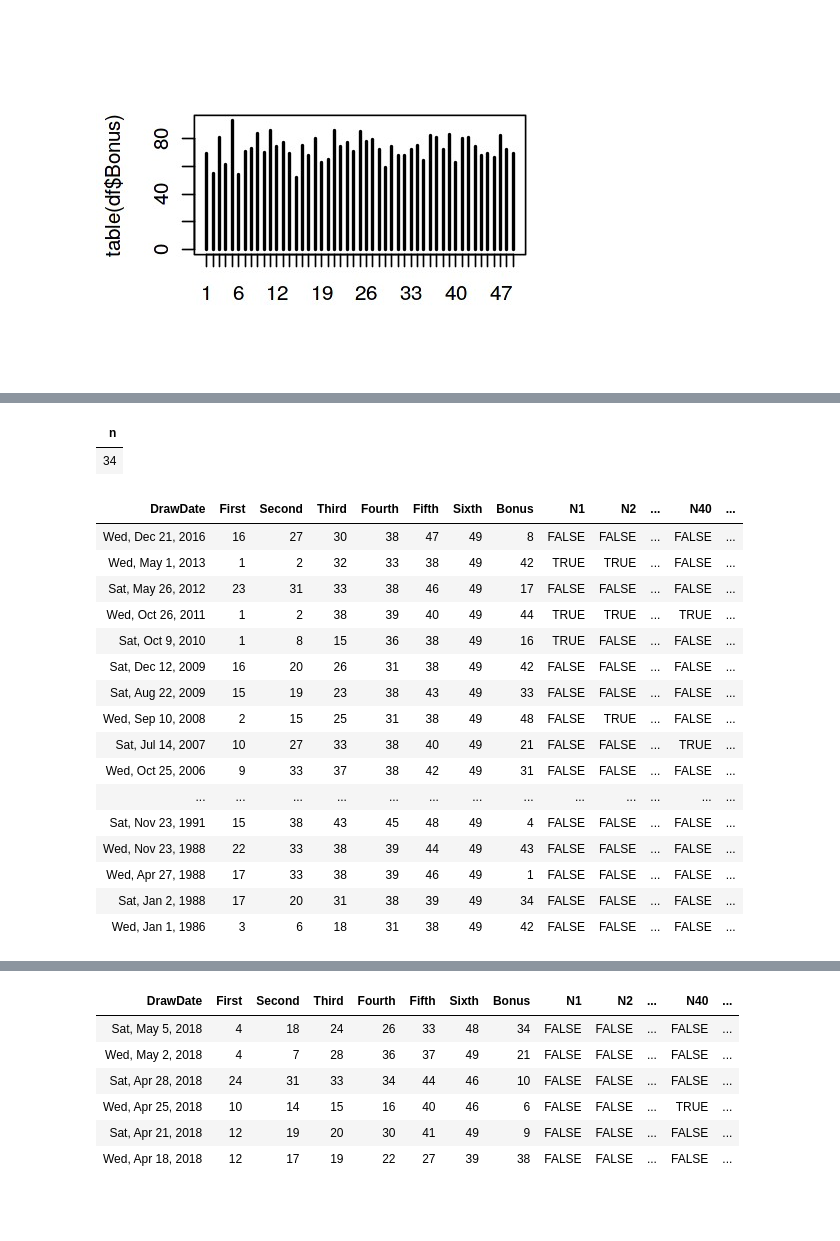
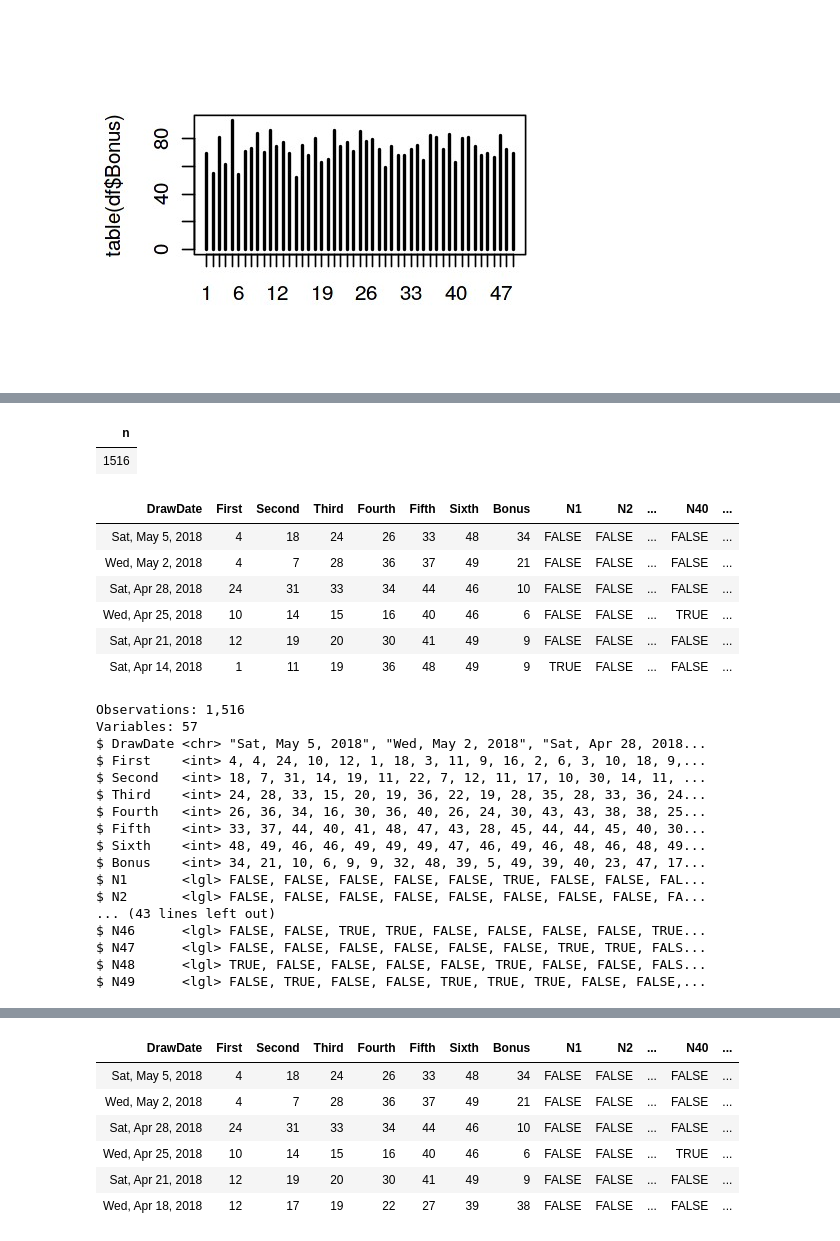
Before and after one commit to tarjin/SpecialProjectsInR, a Jupyter notebook: Lotto649Analysis.ipynb, the cells around one changed output, grey strips where cells are left out. Drawn from its saved outputs; the diff is of its cells as text; code cells hidden in the pictures; blank space fills up the shorter version.

```diff
--- a/Lotto649Analysis.ipynb
+++ b/Lotto649Analysis.ipynb
@@ -174,7 +177,7 @@ df$N44 <- df$First == 44 | df$Second == 44 | df$Third == 44 | df$Fourth == 44 |
 # %%
 df$N45 <- df$First == 45 | df$Second == 45 | df$Third == 45 | df$Fourth == 45 | df$Fifth == 45 | df$Sixth == 45
 # %%
-df$N46 <- df$First == 46 | df$Second == 46 | df$Third == 46 | df$Fourth == 46 | df$Fifth == 46 | df$Sixth == 47
+df$N46 <- df$First == 46 | df$Second == 46 | df$Third == 46 | df$Fourth == 46 | df$Fifth == 46 | df$Sixth == 46
 # %%
 df$N47 <- df$First == 47 | df$Second == 47 | df$Third == 47 | df$Fourth == 47 | df$Fifth == 47 | df$Sixth == 47
 # %%
@@ -188,5 +358,17 @@ df_query <- df %>% # how to query if a combination of numbers were drawn regardl
+# %%
+df_query <- df %>%
+  filter(Sixth > 45)
+count(df_query)
+# %% [output]
+| n |
+| 1516 |
 # %%
-count(df_query)
+head(df_query)
 # %% [output]
-| n |
-| 34 |
+| DrawDate | First | Second | Third | Fourth | Fifth | Sixth | Bonus | N1 | N2 | ... | N40 | ... |
+| Sat, May 5, 2018 | 4 | 18 | 24 | 26 | 33 | 48 | 34 | FALSE | FALSE | ... | FALSE | ... |
+| Wed, May 2, 2018 | 4 | 7 | 28 | 36 | 37 | 49 | 21 | FALSE | FALSE | ... | FALSE | ... |
+| Sat, Apr 28, 2018 | 24 | 31 | 33 | 34 | 44 | 46 | 10 | FALSE | FALSE | ... | FALSE | ... |
+| Wed, Apr 25, 2018 | 10 | 14 | 15 | 16 | 40 | 46 | 6 | FALSE | FALSE | ... | TRUE | ... |
+| Sat, Apr 21, 2018 | 12 | 19 | 20 | 30 | 41 | 49 | 9 | FALSE | FALSE | ... | FALSE | ... |
+| Sat, Apr 14, 2018 | 1 | 11 | 19 | 36 | 48 | 49 | 9 | TRUE | FALSE | ... | FALSE | ... |
@@ -212,20 +375,20 @@ count(df_query)
-# %%
-df_query
-# %% [output]
-| DrawDate | First | Second | Third | Fourth | Fifth | Sixth | Bonus | N1 | N2 | ... | N40 | ... |
-| Wed, Dec 21, 2016 | 16 | 27 | 30 | 38 | 47 | 49 | 8 | FALSE | FALSE | ... | FALSE | ... |
-| Wed, May 1, 2013 | 1 | 2 | 32 | 33 | 38 | 49 | 42 | TRUE | TRUE | ... | FALSE | ... |
-| Sat, May 26, 2012 | 23 | 31 | 33 | 38 | 46 | 49 | 17 | FALSE | FALSE | ... | FALSE | ... |
-| Wed, Oct 26, 2011 | 1 | 2 | 38 | 39 | 40 | 49 | 44 | TRUE | TRUE | ... | TRUE | ... |
-| Sat, Oct 9, 2010 | 1 | 8 | 15 | 36 | 38 | 49 | 16 | TRUE | FALSE | ... | FALSE | ... |
-| Sat, Dec 12, 2009 | 16 | 20 | 26 | 31 | 38 | 49 | 42 | FALSE | FALSE | ... | FALSE | ... |
-| Sat, Aug 22, 2009 | 15 | 19 | 23 | 38 | 43 | 49 | 33 | FALSE | FALSE | ... | FALSE | ... |
-| Wed, Sep 10, 2008 | 2 | 15 | 25 | 31 | 38 | 49 | 48 | FALSE | TRUE | ... | FALSE | ... |
-| Sat, Jul 14, 2007 | 10 | 27 | 33 | 38 | 40 | 49 | 21 | FALSE | FALSE | ... | TRUE | ... |
-| Wed, Oct 25, 2006 | 9 | 33 | 37 | 38 | 42 | 49 | 31 | FALSE | FALSE | ... | FALSE | ... |
-| ... | ... | ... | ... | ... | ... | ... | ... | ... | ... | ... | ... | ... |
-| Sat, Nov 23, 1991 | 15 | 38 | 43 | 45 | 48 | 49 | 4 | FALSE | FALSE | ... | FALSE | ... |
-| Wed, Nov 23, 1988 | 22 | 33 | 38 | 39 | 44 | 49 | 43 | FALSE | FALSE | ... | FALSE | ... |
-| Wed, Apr 27, 1988 | 17 | 33 | 38 | 39 | 46 | 49 | 1 | FALSE | FALSE | ... | FALSE | ... |
-| Sat, Jan 2, 1988 | 17 | 20 | 31 | 38 | 39 | 49 | 34 | FALSE | FALSE | ... | FALSE | ... |
-| Wed, Jan 1, 1986 | 3 | 6 | 18 | 31 | 38 | 49 | 42 | FALSE | FALSE | ... | FALSE | ... |
+# %%
+glimpse(df_query)
+# %% [output]
+Observations: 1,516
+Variables: 57
+$ DrawDate <chr> "Sat, May 5, 2018", "Wed, May 2, 2018", "Sat, Apr 28, 2018...
+$ First    <int> 4, 4, 24, 10, 12, 1, 18, 3, 11, 9, 16, 2, 6, 3, 10, 18, 9,...
+$ Second   <int> 18, 7, 31, 14, 19, 11, 22, 7, 12, 11, 17, 10, 30, 14, 11, ...
+$ Third    <int> 24, 28, 33, 15, 20, 19, 36, 22, 19, 28, 35, 28, 33, 36, 24...
+$ Fourth   <int> 26, 36, 34, 16, 30, 36, 40, 26, 24, 30, 43, 43, 38, 38, 25...
+$ Fifth    <int> 33, 37, 44, 40, 41, 48, 47, 43, 28, 45, 44, 44, 45, 40, 30...
+$ Sixth    <int> 48, 49, 46, 46, 49, 49, 49, 47, 46, 49, 46, 48, 46, 48, 49...
+$ Bonus    <int> 34, 21, 10, 6, 9, 9, 32, 48, 39, 5, 49, 39, 40, 23, 47, 17...
+$ N1       <lgl> FALSE, FALSE, FALSE, FALSE, FALSE, TRUE, FALSE, FALSE, FAL...
+$ N2       <lgl> FALSE, FALSE, FALSE, FALSE, FALSE, FALSE, FALSE, FALSE, FA...
+... (43 lines left out)
+$ N46      <lgl> FALSE, FALSE, TRUE, TRUE, FALSE, FALSE, FALSE, FALSE, TRUE...
+$ N47      <lgl> FALSE, FALSE, FALSE, FALSE, FALSE, FALSE, TRUE, TRUE, FALS...
+$ N48      <lgl> TRUE, FALSE, FALSE, FALSE, FALSE, TRUE, FALSE, FALSE, FALS...
+$ N49      <lgl> FALSE, TRUE, FALSE, FALSE, TRUE, TRUE, TRUE, FALSE, FALSE,...
```
Also changed, not shown: parts of 25 cells of this notebook.
